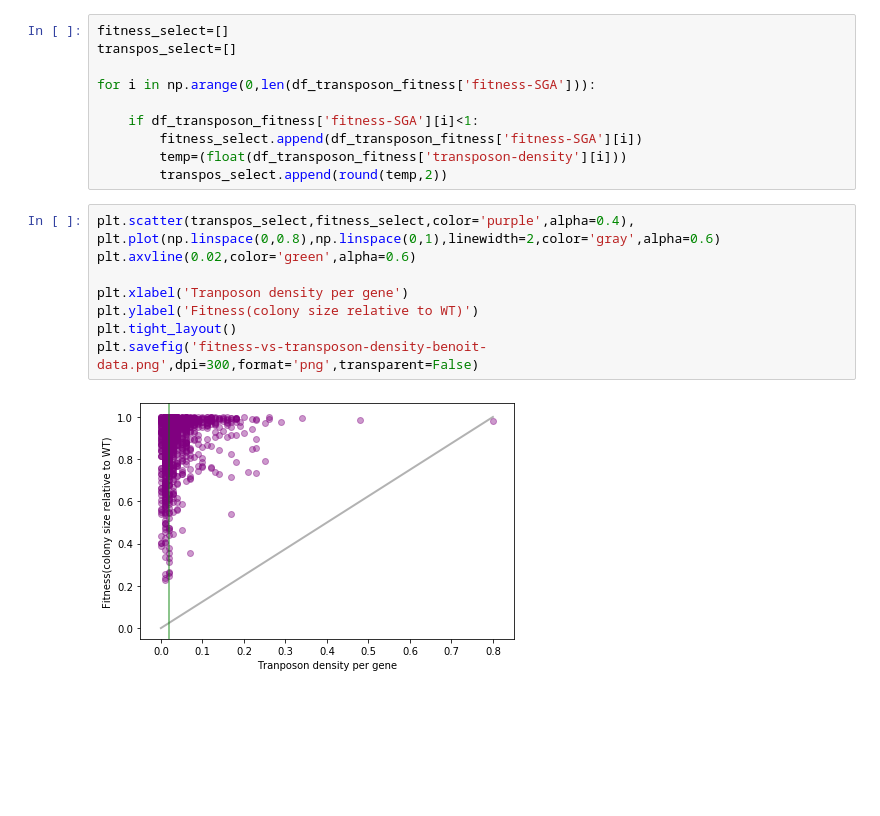
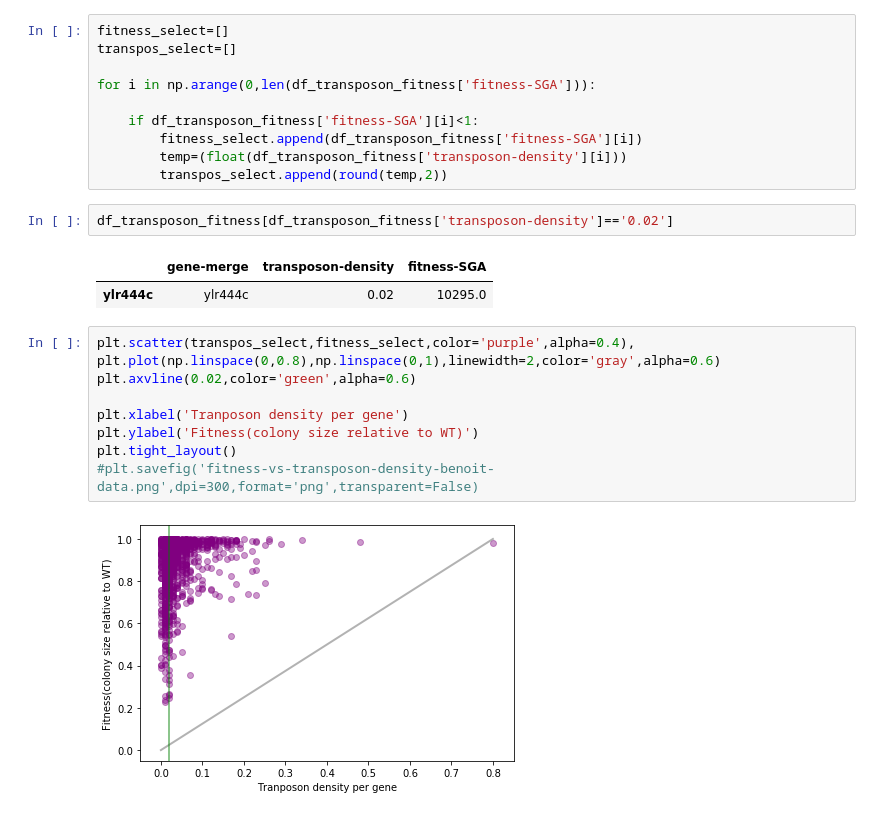
Before and after one commit to Gregory94/LaanLab-SATAY-DataAnalysis, a Jupyter notebook: fitness_vs_transposon_density.ipynb, the cells around one changed output. Cells and saved outputs as stored; diff of their text form; blank space fills up the shorter version.

```diff
--- a/fitness_vs_transposon_density.ipynb
+++ b/fitness_vs_transposon_density.ipynb
@@ -63,6 +63,11 @@ for i in np.arange(0,len(df_transposon_fitness['fitness-SGA'])):
         fitness_select.append(df_transposon_fitness['fitness-SGA'][i])
         temp=(float(df_transposon_fitness['transposon-density'][i]))
         transpos_select.append(round(temp,2))
+# %%
+df_transposon_fitness[df_transposon_fitness['transposon-density']=='0.02']
+# %% [output]
+|  | gene-merge | transposon-density | fitness-SGA |
+| ylr444c | ylr444c | 0.02 | 10295.0 |
 # %%
 plt.scatter(transpos_select,fitness_select,color='purple',alpha=0.4),
 plt.plot(np.linspace(0,0.8),np.linspace(0,1),linewidth=2,color='gray',alpha=0.6)
@@ -71,6 +76,6 @@ plt.axvline(0.02,color='green',alpha=0.6)
 plt.xlabel('Tranposon density per gene')
 plt.ylabel('Fitness(colony size relative to WT)')
 plt.tight_layout()
-plt.savefig('fitness-vs-transposon-density-benoit-data.png',dpi=300,format='png',transparent=False)
+#plt.savefig('fitness-vs-transposon-density-benoit-data.png',dpi=300,format='png',transparent=False)
 # %% [output]
 [figure]
```
Also changed, not shown: 2 other files.
